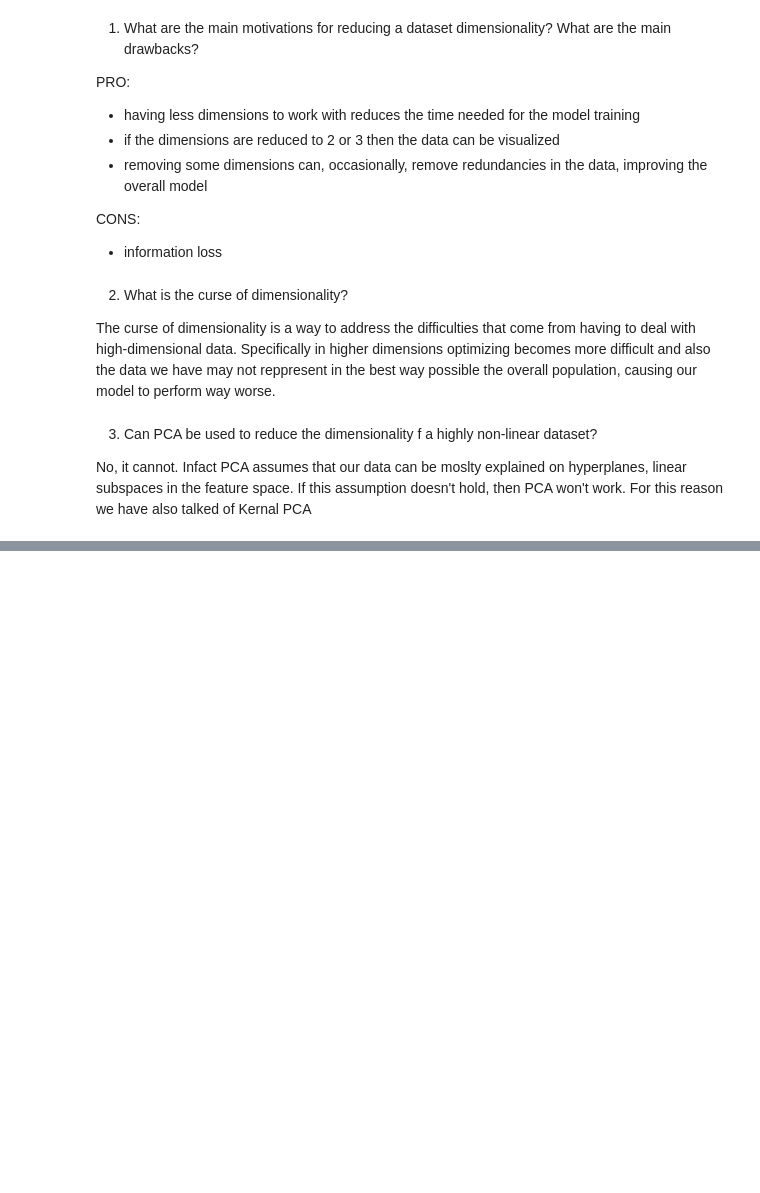
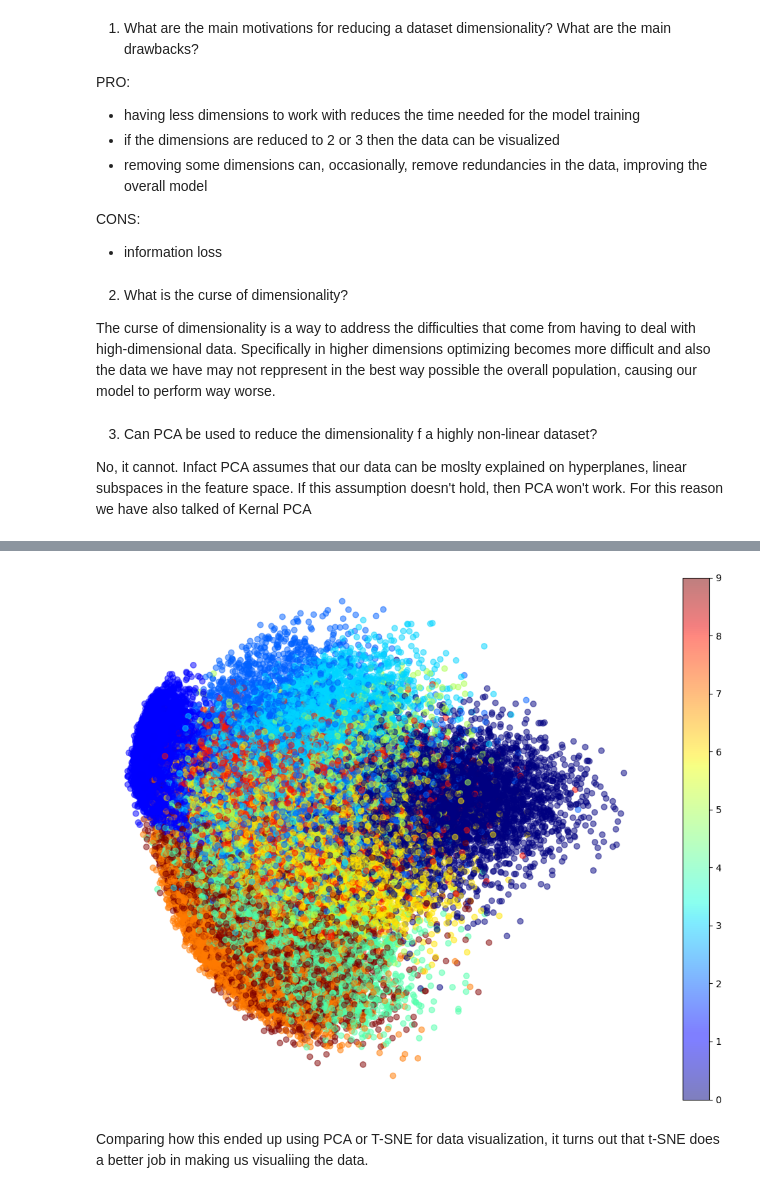
Before and after one commit to vivri1216/HandsOnMachineLearning, a Jupyter notebook: Chapter8_PCA/Chapter8_PCA.ipynb, the cells around one changed output, grey strips where cells are left out. Cells and saved outputs as stored; diff of their text form; code cells hidden in the pictures; blank space fills up the shorter version.

```diff
--- a/Chapter8_PCA/Chapter8_PCA.ipynb
+++ b/Chapter8_PCA/Chapter8_PCA.ipynb
@@ -108,0 +229,6 @@ No, it does not. Infact one is sufficient to reduce the dimensionality of the da
+# %%
+plot_digits(X_train_pca, y_train)
+# %% [output]
+[figure, added]
+# %% [markdown]
+Comparing how this ended up using PCA or T-SNE for data visualization, it turns out that t-SNE does a better job in making us visualiing the data.
```
Also changed, not shown: parts of 16 cells of this notebook.
